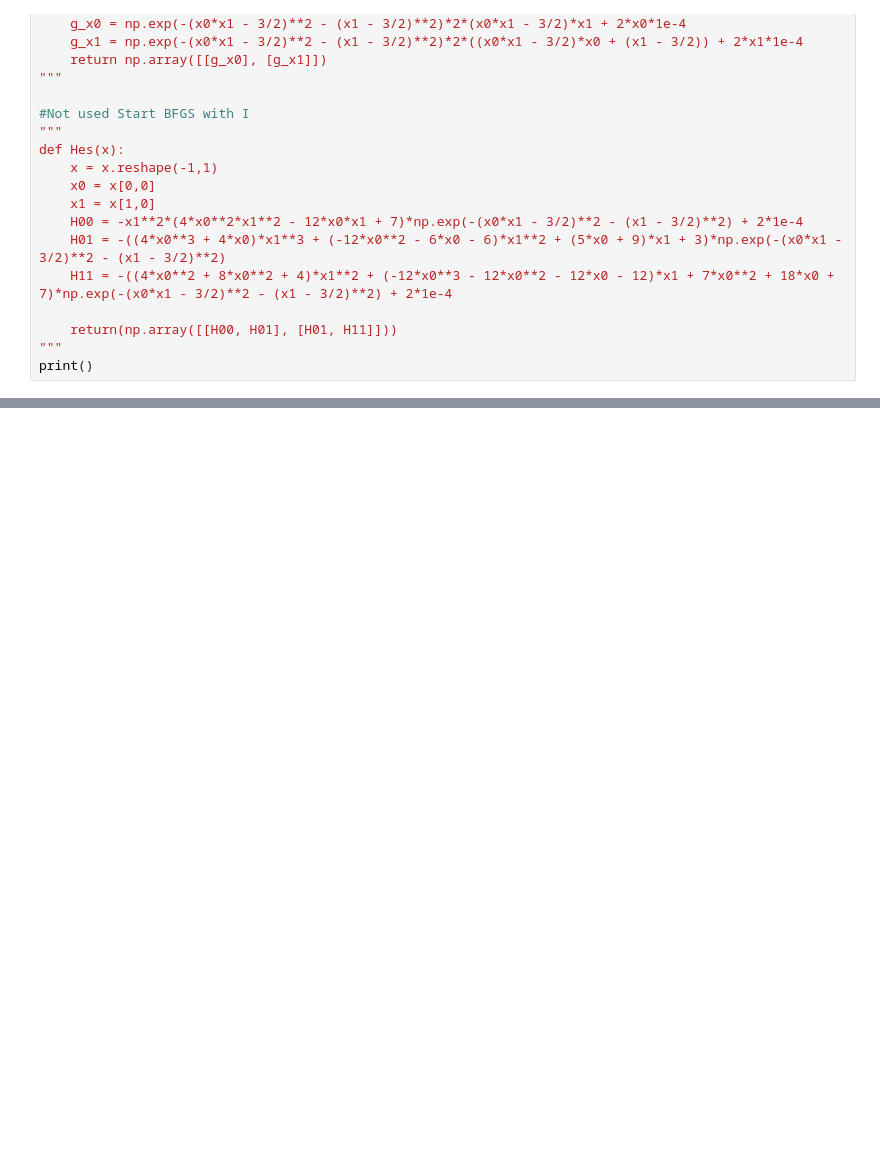
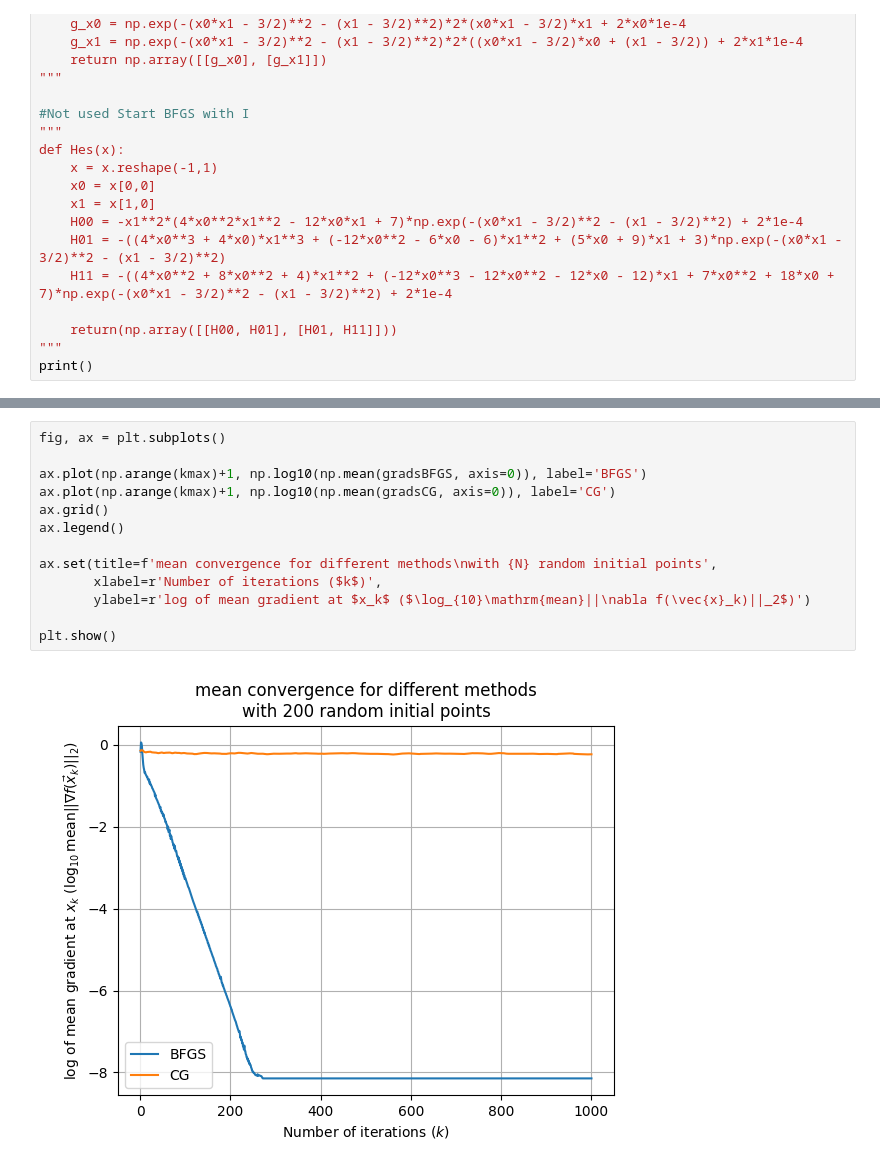
Before and after one commit to BGhertner/APMA923-Assig3, a Jupyter notebook: Code/testing_methods_higherdim.ipynb, the cells around one changed output, grey strips where cells are left out. Saved outputs shown, nothing was run; the diff lists cells and outputs as text; blank space fills up the shorter version.

```diff
--- a/Code/testing_methods_higherdim.ipynb
+++ b/Code/testing_methods_higherdim.ipynb
@@ -214,0 +232,15 @@ number of converged runs: 47/200
+# %%
+fig, ax = plt.subplots()
+
+ax.plot(np.arange(kmax)+1, np.log10(np.mean(gradsBFGS, axis=0)), label='BFGS')
+ax.plot(np.arange(kmax)+1, np.log10(np.mean(gradsCG, axis=0)), label='CG')
+ax.grid()
+ax.legend()
+
+ax.set(title=f'mean convergence for different methods\nwith {N} random initial points',
+       xlabel=r'Number of iterations ($k$)',
+       ylabel=r'log of mean gradient at $x_k$ ($\log_{10}\mathrm{mean}||\nabla f(\vec{x}_k)||_2$)')
+
+plt.show()
+# %% [output]
+[figure, added]
```
Also changed, not shown: parts of 4 cells of this notebook, 2 other files.
